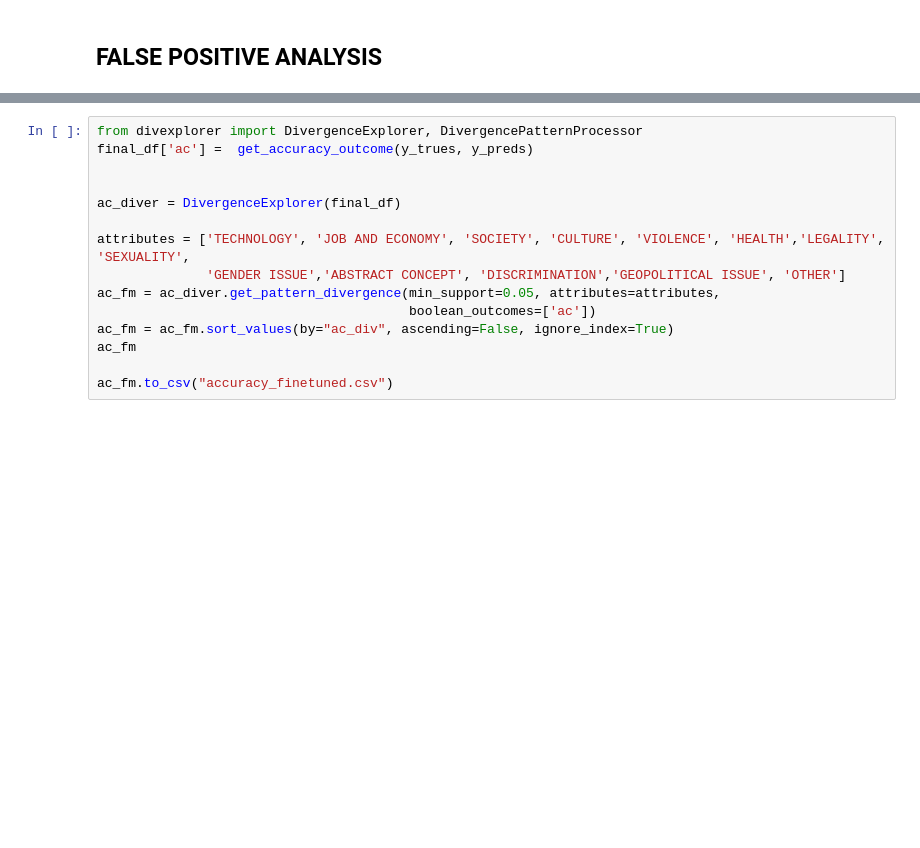
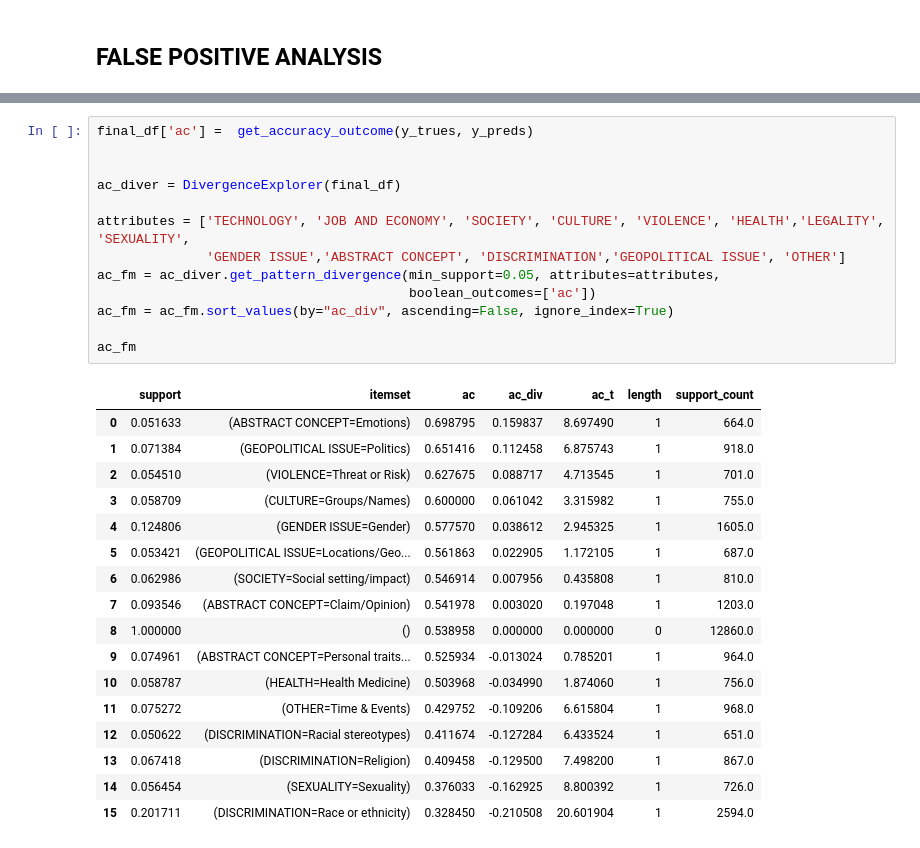
Before and after one commit to AmorosoLaura/XAI_project, a Jupyter notebook: divexplorer_analysis_finetuned.ipynb, the cells around one changed output, grey strips where cells are left out. Cells and saved outputs as stored; diff of their text form; blank space fills up the shorter version.

```diff
--- a/divexplorer_analysis_finetuned.ipynb
+++ b/divexplorer_analysis_finetuned.ipynb
@@ -229,18 +224,34 @@ final length for divexplorer 12860
 # %%
-from divexplorer import DivergenceExplorer, DivergencePatternProcessor
 final_df['ac'] =  get_accuracy_outcome(y_trues, y_preds)
 
 
 ac_diver = DivergenceExplorer(final_df)
 
 attributes = ['TECHNOLOGY', 'JOB AND ECONOMY', 'SOCIETY', 'CULTURE', 'VIOLENCE', 'HEALTH','LEGALITY', 'SEXUALITY',
               'GENDER ISSUE','ABSTRACT CONCEPT', 'DISCRIMINATION','GEOPOLITICAL ISSUE', 'OTHER']
 ac_fm = ac_diver.get_pattern_divergence(min_support=0.05, attributes=attributes,
                                         boolean_outcomes=['ac'])
 ac_fm = ac_fm.sort_values(by="ac_div", ascending=False, ignore_index=True)
+
 ac_fm
-
-ac_fm.to_csv("accuracy_finetuned.csv")
+# %% [output]
+|  | support | itemset | ac | ac_div | ac_t | length | support_count |
+| 0 | 0.051633 | (ABSTRACT CONCEPT=Emotions) | 0.698795 | 0.159837 | 8.697490 | 1 | 664.0 |
+| 1 | 0.071384 | (GEOPOLITICAL ISSUE=Politics) | 0.651416 | 0.112458 | 6.875743 | 1 | 918.0 |
+| 2 | 0.054510 | (VIOLENCE=Threat or Risk) | 0.627675 | 0.088717 | 4.713545 | 1 | 701.0 |
+| 3 | 0.058709 | (CULTURE=Groups/Names) | 0.600000 | 0.061042 | 3.315982 | 1 | 755.0 |
+| 4 | 0.124806 | (GENDER ISSUE=Gender) | 0.577570 | 0.038612 | 2.945325 | 1 | 1605.0 |
+| 5 | 0.053421 | (GEOPOLITICAL ISSUE=Locations/Geo... | 0.561863 | 0.022905 | 1.172105 | 1 | 687.0 |
+| 6 | 0.062986 | (SOCIETY=Social setting/impact) | 0.546914 | 0.007956 | 0.435808 | 1 | 810.0 |
+| 7 | 0.093546 | (ABSTRACT CONCEPT=Claim/Opinion) | 0.541978 | 0.003020 | 0.197048 | 1 | 1203.0 |
+| 8 | 1.000000 | () | 0.538958 | 0.000000 | 0.000000 | 0 | 12860.0 |
+| 9 | 0.074961 | (ABSTRACT CONCEPT=Personal traits... | 0.525934 | -0.013024 | 0.785201 | 1 | 964.0 |
+| 10 | 0.058787 | (HEALTH=Health Medicine) | 0.503968 | -0.034990 | 1.874060 | 1 | 756.0 |
+| 11 | 0.075272 | (OTHER=Time & Events) | 0.429752 | -0.109206 | 6.615804 | 1 | 968.0 |
+| 12 | 0.050622 | (DISCRIMINATION=Racial stereotypes) | 0.411674 | -0.127284 | 6.433524 | 1 | 651.0 |
+| 13 | 0.067418 | (DISCRIMINATION=Religion) | 0.409458 | -0.129500 | 7.498200 | 1 | 867.0 |
+| 14 | 0.056454 | (SEXUALITY=Sexuality) | 0.376033 | -0.162925 | 8.800392 | 1 | 726.0 |
+| 15 | 0.201711 | (DISCRIMINATION=Race or ethnicity) | 0.328450 | -0.210508 | 20.601904 | 1 | 2594.0 |
 # %%
 
 ac_details = DivergencePatternProcessor(ac_fm, 'ac')
```
Also changed, not shown: parts of 14 cells of this notebook, 1 other file.
